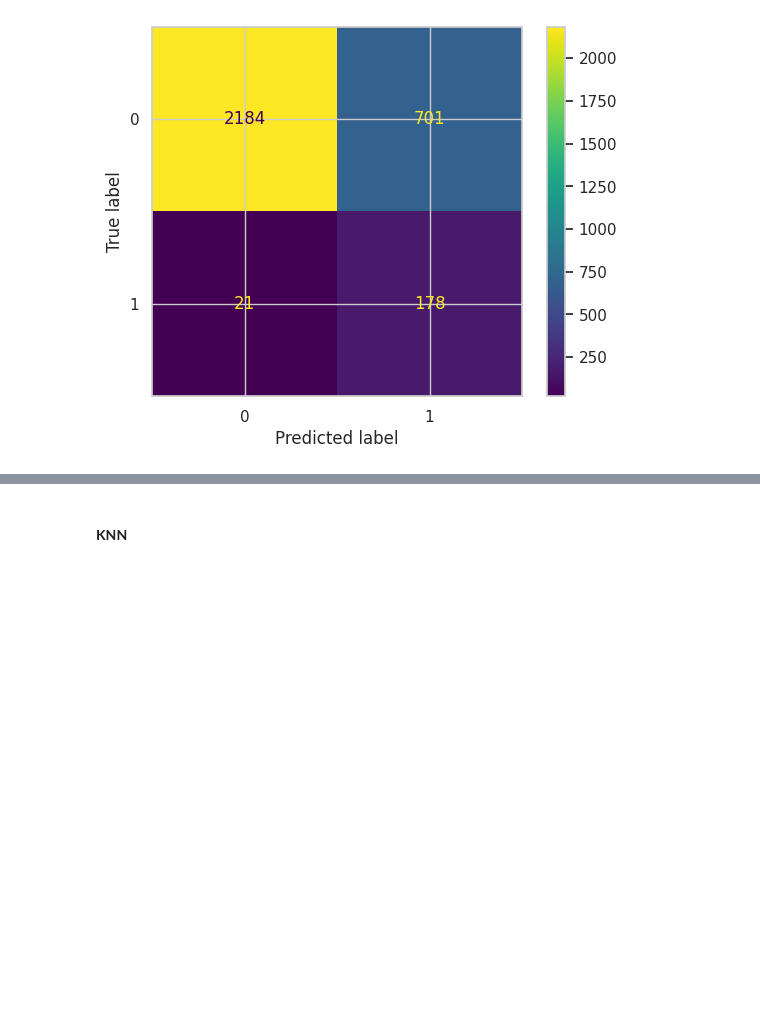
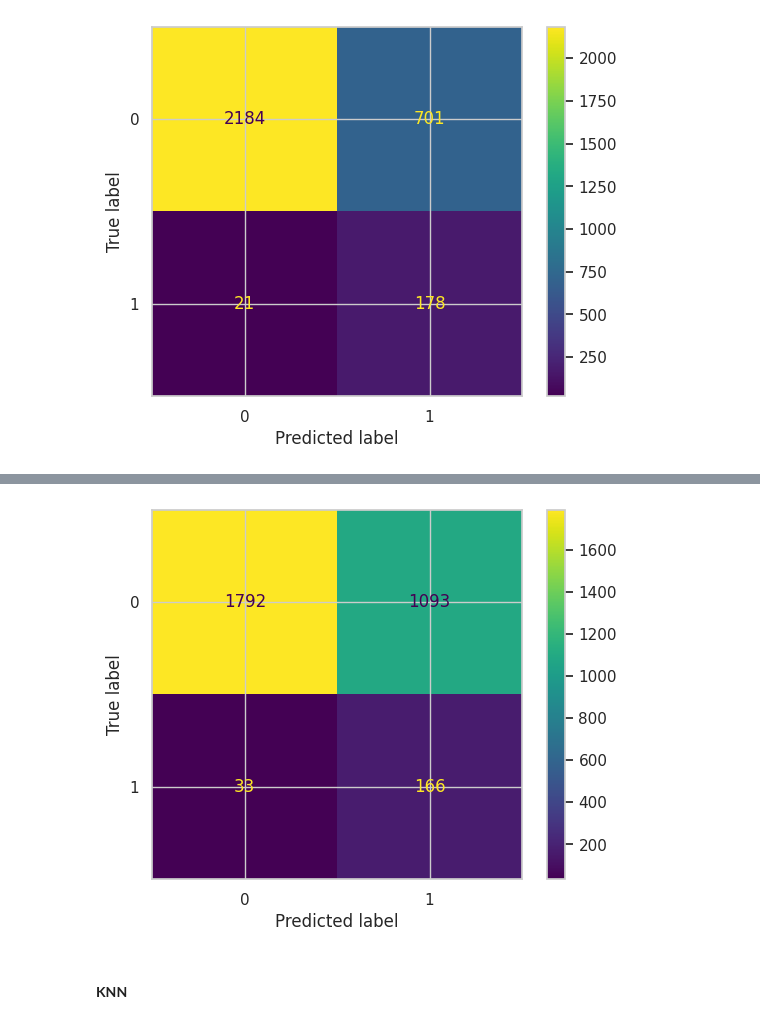
Before and after one commit to kimp10/Insurance-Fraud-Detection-Model-, a Jupyter notebook: Insurance_Fraud_detection.ipynb, the cells around one changed output, grey strips where cells are left out. Cells and saved outputs as stored; diff of their text form; code cells hidden in the pictures; blank space fills up the shorter version.

```diff
--- a/Insurance_Fraud_detection.ipynb
+++ b/Insurance_Fraud_detection.ipynb
@@ -1029,0 +1029,7 @@ plt.show()
+# %%
+import xgboost as xgb
+# Create an XGBoost model
+xgb_near = xgb.XGBClassifier(random_state=42)
+# %%
+# Train the model on the training set
+xgb_near.fit(X_train_near, y_train_near)
@@ -1029,0 +1048,8 @@ plt.show()
+# %%
+# Make predictions on the test set
+y_pred_xgb_near = xgb_near.predict(X_test)
+# %%
+# Evaluating the model
+accuracy_xgb_near = accuracy_score(y_test, y_pred_xgb_near)
+conf_matrix_xgb_near = confusion_matrix(y_test, y_pred_xgb_near)
+class_report_xgb_near = classification_report(y_test, y_pred_xgb_near)
@@ -1030,3 +1072,11 @@ plt.show()
+# %%
+disp = ConfusionMatrixDisplay(confusion_matrix=conf_matrix_xgb_near,
+                              display_labels=xgb_near.classes_)
+disp.plot()
+
+plt.show()
+# %% [output]
+[figure, added]
 # %% [markdown]
 #### **KNN**
 # %%
```
Also changed, not shown: parts of 9 cells of this notebook.
